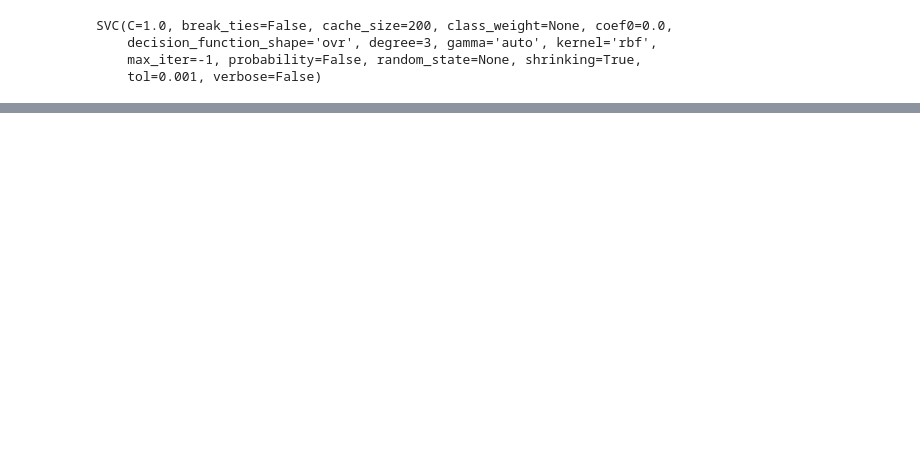
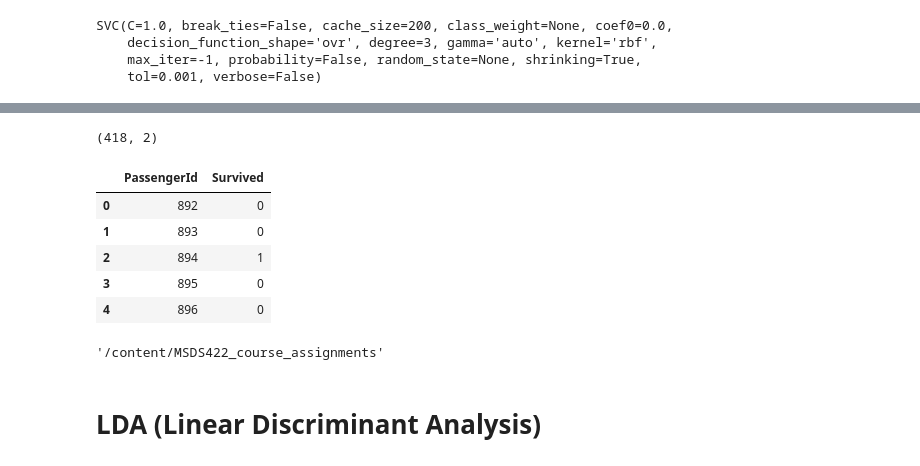
Before and after one commit to cgoeser1/MSDS422_course_assignments, a Jupyter notebook: Titanic(2021OCT17).ipynb, the cells around one changed output, grey strips where cells are left out. Saved outputs shown, nothing was run; the diff lists cells and outputs as text; code cells hidden in the pictures; blank space fills up the shorter version.

```diff
--- a/Titanic(2021OCT17).ipynb
+++ b/Titanic(2021OCT17).ipynb
@@ -326,20 +385,0 @@ print(train['Cabin'].unique())
-# %%
-
-train.Cabin = train.Cabin.astype('str')
-train['Deck'] = train.Cabin.str[0]
-train = train.drop(['Cabin'], axis=1)
-# %%
-
-train.Deck.replace('n','no_cabin', inplace=True)
-train.Deck.replace('C','C_cabin', inplace=True)
-train.Deck.replace('E','E_cabin', inplace=True)
-train.Deck.replace('G','G_cabin', inplace=True)
-train.Deck.replace('D','D_cabin', inplace=True)
-train.Deck.replace('A','A_cabin', inplace=True)
-train.Deck.replace('B','B_cabin', inplace=True)
-train.Deck.replace('F','F_cabin', inplace=True)
-train.Deck.replace('T','T_cabin', inplace=True)
-train.Deck.unique()
-## Putting Target Feature in the last position of dataframe for easy reference in heatmap. -cpg
-last_column = train.pop('Survived')
-train['Survived']=last_column
@@ -507,2 +483,23 @@ ValueError: ignored
 # %%
-y_pred = svm_clf.predict(X_test)
+Test_pred = svm_clf.predict(X_test)
+# %%
+ID = test['PassengerId']
+# Create a dataframe for results to be submitted
+svc_results = pd.DataFrame(ID, columns= ['PassengerId'])
+svc_results['Survived'] = Test_pred
+svc_results.shape
+# %% [output]
+(418, 2)
+# %%
+svc_results.head()
+# %% [output]
+|  | PassengerId | Survived |
+| 0 | 892 | 0 |
+| 1 | 893 | 0 |
+| 2 | 894 | 1 |
+| 3 | 895 | 0 |
+| 4 | 896 | 0 |
+# %%
+os.getcwd()
+# %% [output]
+'/content/MSDS422_course_assignments'
@@ -508,0 +511,2 @@ y_pred = svm_clf.predict(X_test)
+# %% [markdown]
+# **LDA (Linear Discriminant Analysis)**
```
Also changed, not shown: parts of 18 cells of this notebook.
